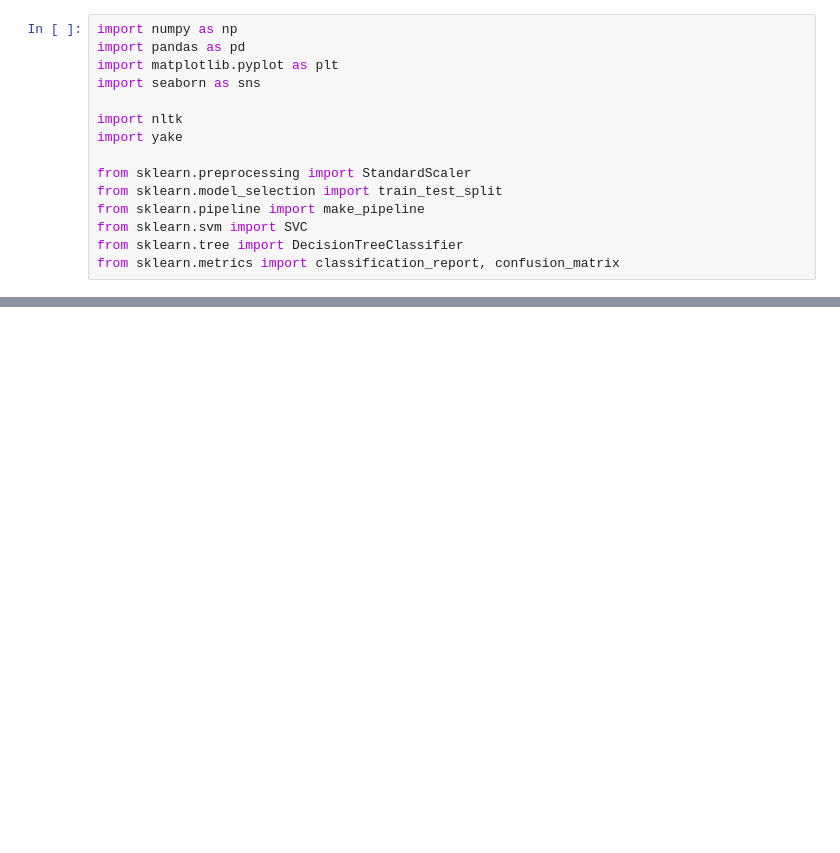
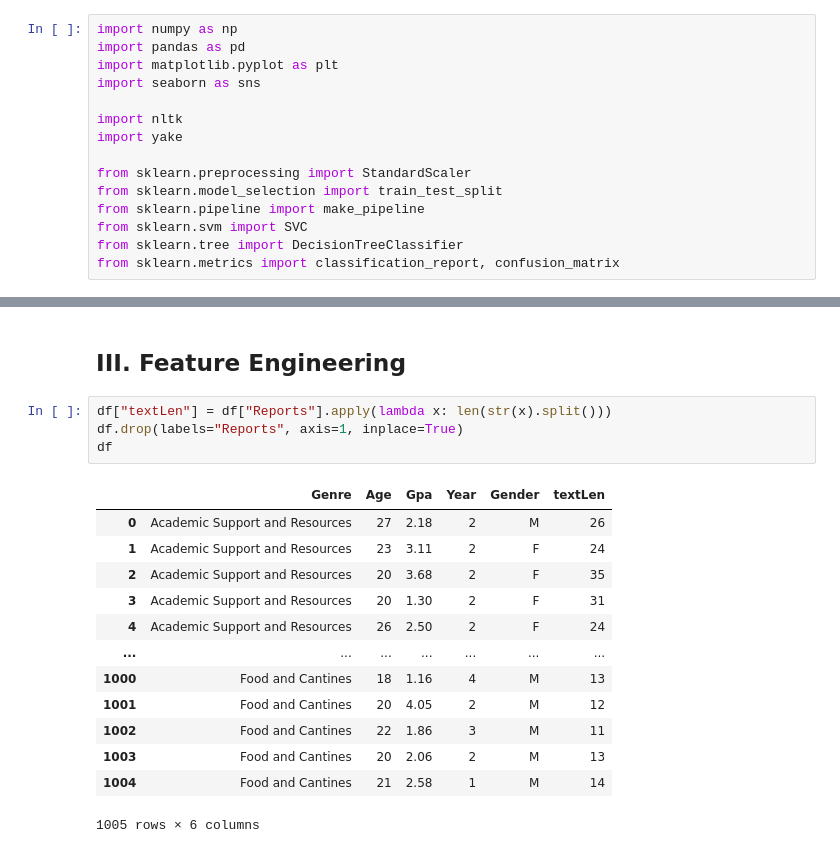
Before and after one commit to Road2Data/P3-Voices-Heard, a Jupyter notebook: primaryAnalysis.ipynb, the cells around one changed output, grey strips where cells are left out. Cells and saved outputs as stored; diff of their text form; blank space fills up the shorter version.

```diff
--- a/primaryAnalysis.ipynb
+++ b/primaryAnalysis.ipynb
@@ -38 +58,21 @@ df
+# %% [markdown]
+## III. Feature Engineering
+# %%
+df["textLen"] = df["Reports"].apply(lambda x: len(str(x).split()))
+df.drop(labels="Reports", axis=1, inplace=True)
+df
+# %% [output]
+|  | Genre | Age | Gpa | Year | Gender | textLen |
+| 0 | Academic Support and Resources | 27 | 2.18 | 2 | M | 26 |
+| 1 | Academic Support and Resources | 23 | 3.11 | 2 | F | 24 |
+| 2 | Academic Support and Resources | 20 | 3.68 | 2 | F | 35 |
+| 3 | Academic Support and Resources | 20 | 1.30 | 2 | F | 31 |
+| 4 | Academic Support and Resources | 26 | 2.50 | 2 | F | 24 |
+| ... | ... | ... | ... | ... | ... | ... |
+| 1000 | Food and Cantines | 18 | 1.16 | 4 | M | 13 |
+| 1001 | Food and Cantines | 20 | 4.05 | 2 | M | 12 |
+| 1002 | Food and Cantines | 22 | 1.86 | 3 | M | 11 |
+| 1003 | Food and Cantines | 20 | 2.06 | 2 | M | 13 |
+| 1004 | Food and Cantines | 21 | 2.58 | 1 | M | 14 |
+1005 rows × 6 columns
 # %%
```
Also changed, not shown: parts of 13 cells of this notebook.
